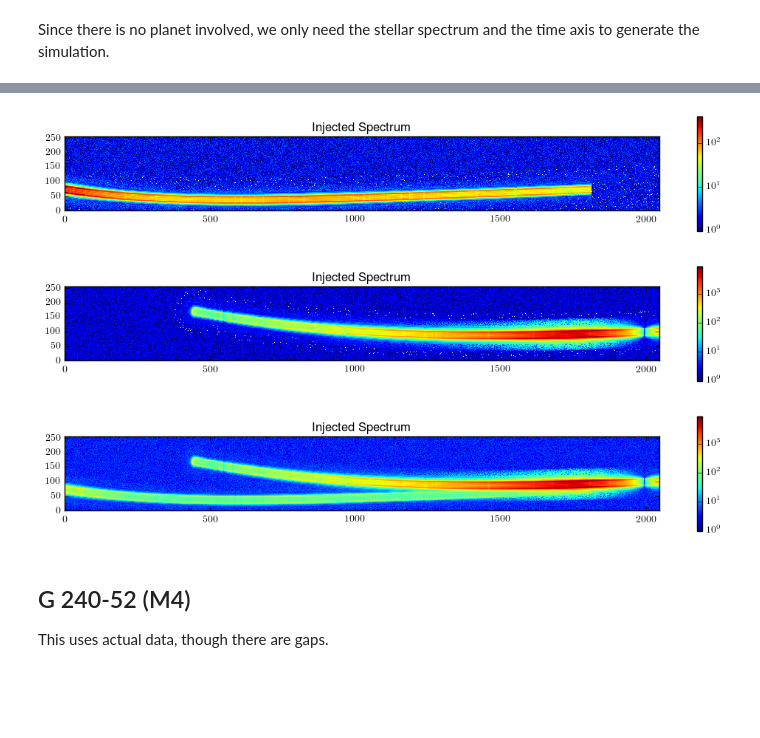
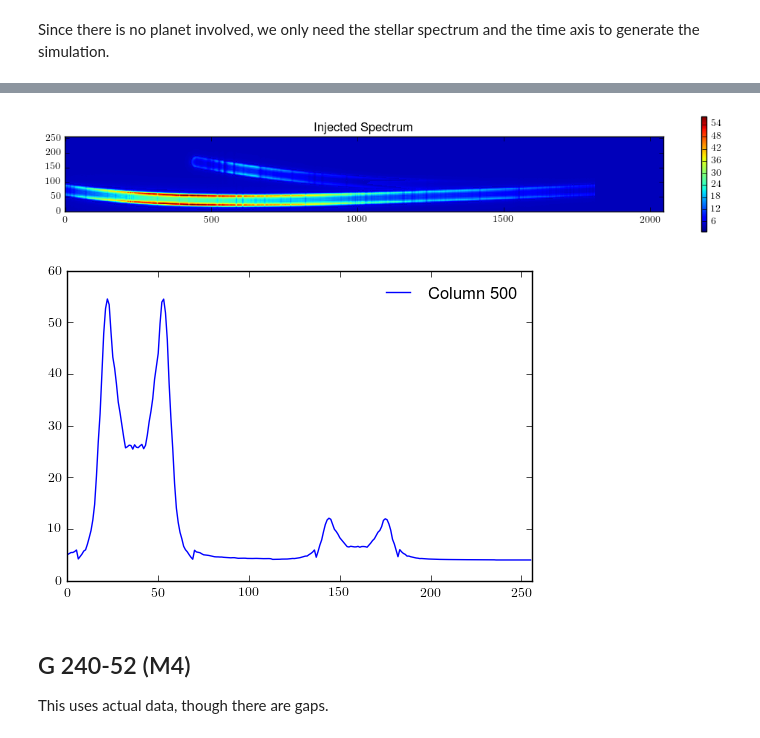
Before and after one commit to spacetelescope/awesimsoss, a Jupyter notebook: notebooks/AWESim_SOSS.ipynb, the cells around one changed output, grey strips where cells are left out. Saved outputs shown, nothing was run; the diff lists cells and outputs as text; code cells hidden in the pictures; blank space fills up the shorter version.

```diff
--- a/notebooks/AWESim_SOSS.ipynb
+++ b/notebooks/AWESim_SOSS.ipynb
@@ -101,12 +101,12 @@ Order 2 light curves finished:  23.28363800048828
 # %%
 # Take a look
-TSO1.plot_frame(order=1)
-TSO1.plot_frame(order=2)
 TSO1.plot_frame()
 # %% [output]
-[figure, old version]
+[figure, new version]
-[figure, removed]
-[figure, removed]
+# %%
+TSO1.plot_slice(500)
+# %% [output]
+[figure, added]
 # %% [markdown]
 ## G 240-52 (M4)
 
```
Also changed, not shown: parts of 4 cells of this notebook, 3 other files.
